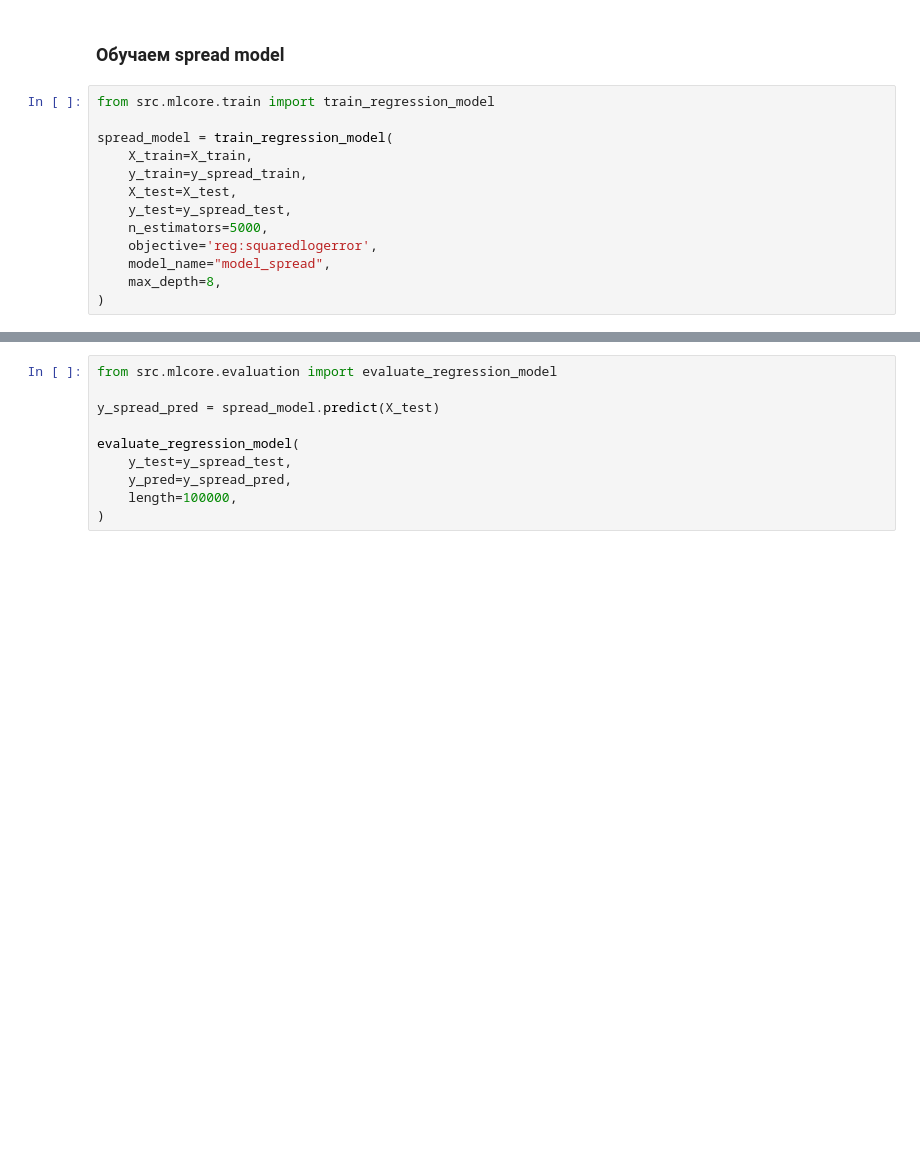
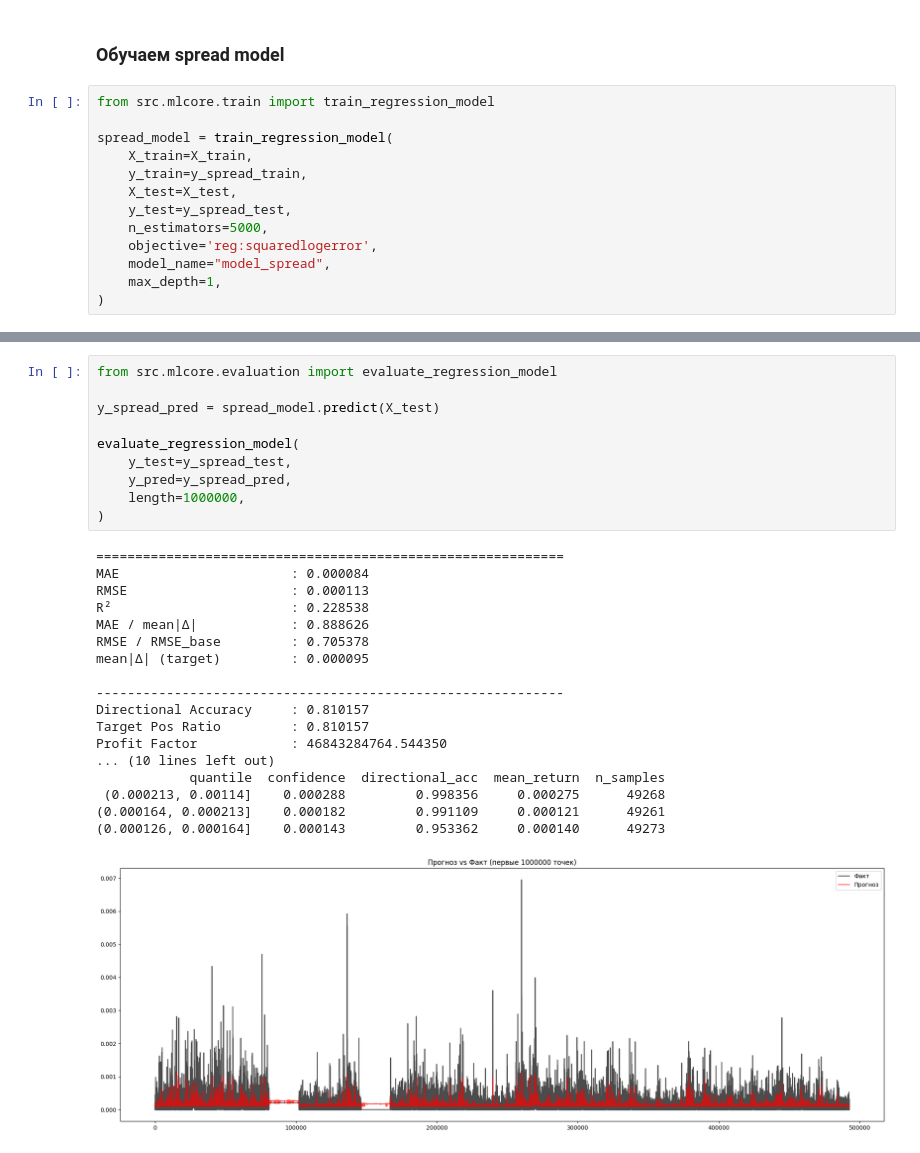
Before and after one commit to GrafikXxxxxxxYyyyyyyyyyy/AlgoTradingSystem_c1, a Jupyter notebook: train_models.ipynb, the cells around one changed output, grey strips where cells are left out. Drawn from its saved outputs; the diff is of its cells as text; blank space fills up the shorter version.

```diff
--- a/train_models.ipynb
+++ b/train_models.ipynb
@@ -102,5 +156,5 @@ spread_model = train_regression_model(
     n_estimators=5000,
     objective='reg:squaredlogerror',
     model_name="model_spread",
-    max_depth=8,
+    max_depth=1,
 )
@@ -107,10 +174,29 @@ spread_model = train_regression_model(
 # %%
 from src.mlcore.evaluation import evaluate_regression_model
 
 y_spread_pred = spread_model.predict(X_test)
 
 evaluate_regression_model(
     y_test=y_spread_test,
     y_pred=y_spread_pred,
-    length=100000,
+    length=1000000,
 )
+# %% [output]
+============================================================
+MAE                      : 0.000084
+RMSE                     : 0.000113
+R²                       : 0.228538
+MAE / mean|Δ|            : 0.888626
+RMSE / RMSE_base         : 0.705378
+mean|Δ| (target)         : 0.000095
+
+------------------------------------------------------------
+Directional Accuracy     : 0.810157
+Target Pos Ratio         : 0.810157
+Profit Factor            : 46843284764.544350
+... (10 lines left out)
+            quantile  confidence  directional_acc  mean_return  n_samples
+ (0.000213, 0.00114]    0.000288         0.998356     0.000275      49268
+(0.000164, 0.000213]    0.000182         0.991109     0.000121      49261
+(0.000126, 0.000164]    0.000143         0.953362     0.000140      49273
+[figure, added]
```
Also changed, not shown: parts of 6 cells of this notebook, 1 other file.
